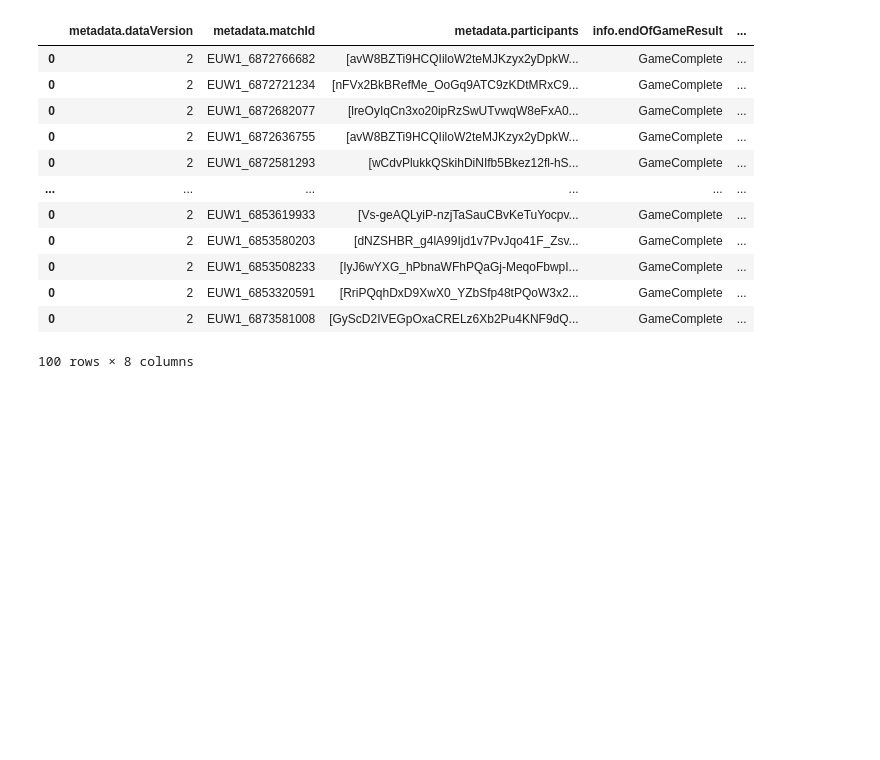
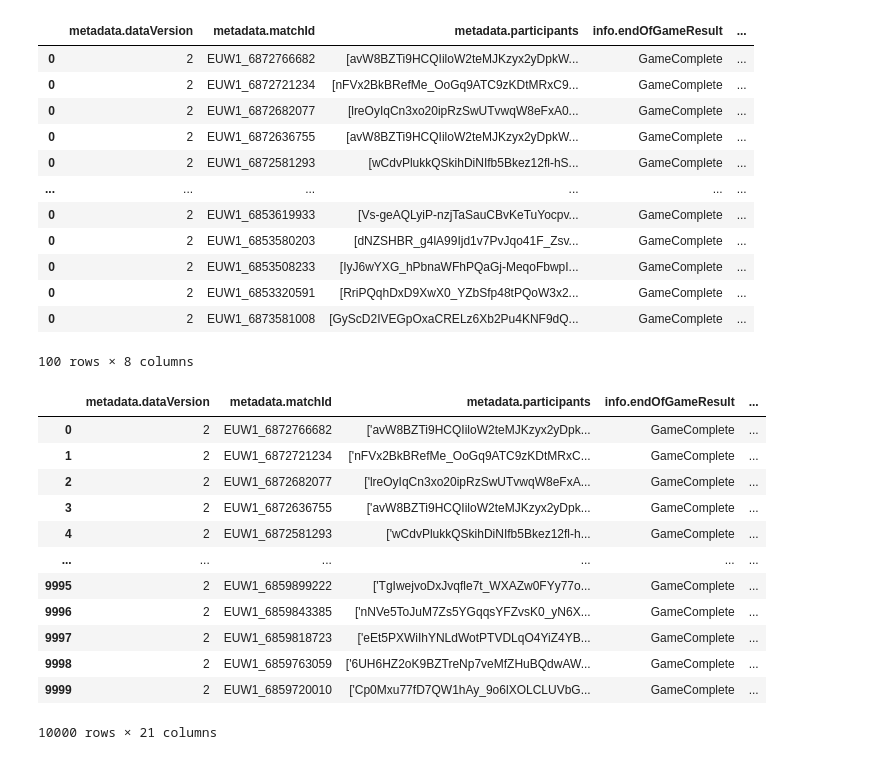
Before and after one commit to Slylio/projetLol, a Jupyter notebook: api_process.ipynb, the cells around one changed output. Drawn from its saved outputs; the diff is of its cells as text; code cells hidden in the pictures; blank space fills up the shorter version.

```diff
--- a/api_process.ipynb
+++ b/api_process.ipynb
@@ -295,0 +307,19 @@ df_matchs_info1[:1000].to_csv('matchs_info1-light.csv', index=False)
+# %%
+
+data = pd.read_csv('matchs_info1.csv')
+# %%
+data
+# %% [output]
+|  | metadata.dataVersion | metadata.matchId | metadata.participants | info.endOfGameResult | ... |
+| 0 | 2 | EUW1_6872766682 | ['avW8BZTi9HCQIiloW2teMJKzyx2yDpk... | GameComplete | ... |
+| 1 | 2 | EUW1_6872721234 | ['nFVx2BkBRefMe_OoGq9ATC9zKDtMRxC... | GameComplete | ... |
+| 2 | 2 | EUW1_6872682077 | ['lreOyIqCn3xo20ipRzSwUTvwqW8eFxA... | GameComplete | ... |
+| 3 | 2 | EUW1_6872636755 | ['avW8BZTi9HCQIiloW2teMJKzyx2yDpk... | GameComplete | ... |
+| 4 | 2 | EUW1_6872581293 | ['wCdvPlukkQSkihDiNIfb5Bkez12fl-h... | GameComplete | ... |
+| ... | ... | ... | ... | ... | ... |
+| 9995 | 2 | EUW1_6859899222 | ['TgIwejvoDxJvqfle7t_WXAZw0FYy77o... | GameComplete | ... |
+| 9996 | 2 | EUW1_6859843385 | ['nNVe5ToJuM7Zs5YGqqsYFZvsK0_yN6X... | GameComplete | ... |
+| 9997 | 2 | EUW1_6859818723 | ['eEt5PXWiIhYNLdWotPTVDLqO4YiZ4YB... | GameComplete | ... |
+| 9998 | 2 | EUW1_6859763059 | ['6UH6HZ2oK9BZTreNp7veMfZHuBQdwAW... | GameComplete | ... |
+| 9999 | 2 | EUW1_6859720010 | ['Cp0Mxu77fD7QW1hAy_9o6lXOLCLUVbG... | GameComplete | ... |
+10000 rows × 21 columns
```
Also changed, not shown: parts of 9 cells of this notebook.
